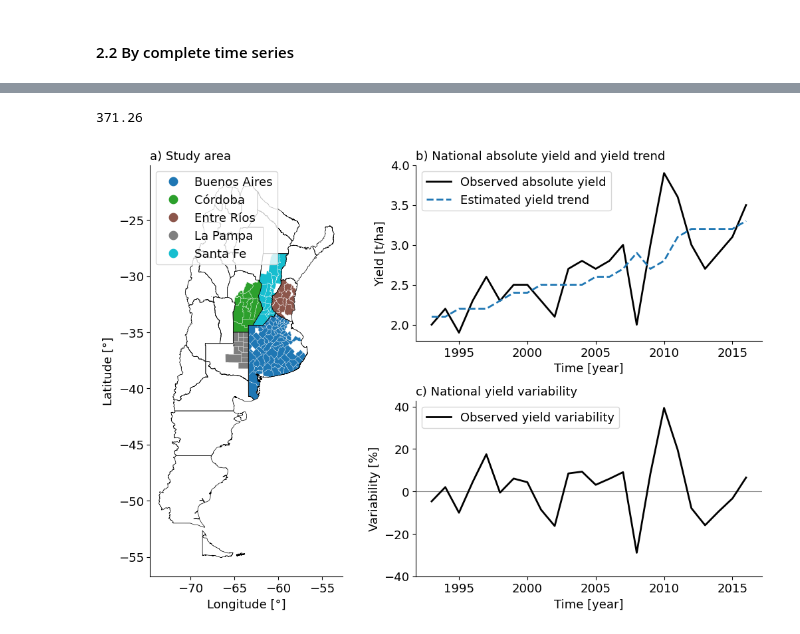
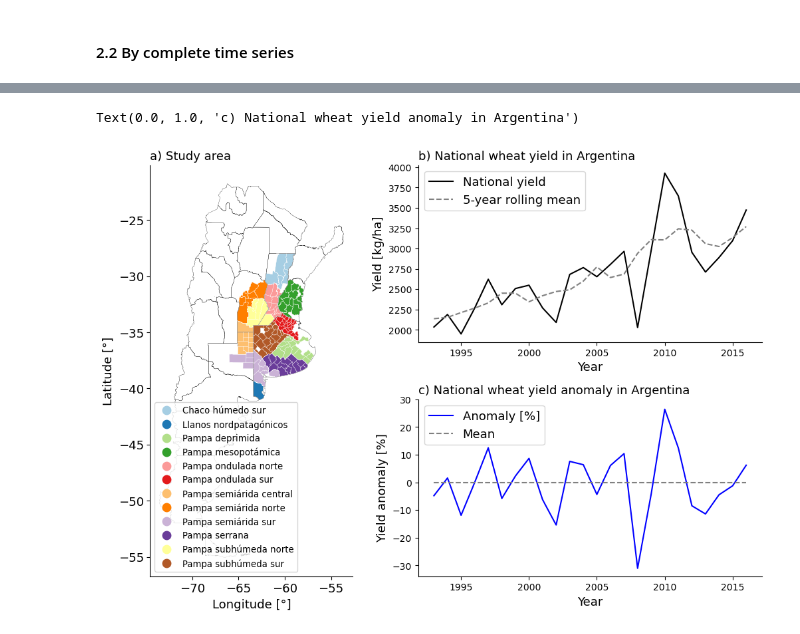
Before and after one commit to mzachow/wheat-yield-forecast-argentina, a Jupyter notebook: 1_prepare_wheat_data.ipynb, the cells around one changed output, grey strips where cells are left out. Saved outputs shown, nothing was run; the diff lists cells and outputs as text; code cells hidden in the pictures.

```diff
--- a/1_prepare_wheat_data.ipynb
+++ b/1_prepare_wheat_data.ipynb
@@ -27,6 +40,8 @@ df["year"] = df["year"].str[:4].astype(int)
 # Add name column
 df["province"] = df["province"].str.lower().apply(lambda x: unidecode(x))
 df["municipality"] = df["municipality"].str.lower().apply(lambda x: unidecode(x))
+# Rename one instance of municipality to match with region names in section 3
+df["municipality"] = df["municipality"].replace("coronel de marina l rosales", "coronel de marina leonardo rosales")
 df["name"] = df["province"] + " " + df["municipality"]
 df = df[["year", "province", "municipality", "name", "production [t]", "harvested area [ha]", "yield [kg/ha]"]]
 
@@ -41,7 +56,7 @@ df.head(2)
 #### 2.1 By highest production
 # %%
 production_by_province = df.groupby("province")["production [t]"].sum().reset_index().sort_values(by="production [t]", ascending=False).reset_index(drop=True)
-production_by_province["production cumsum [%]"] = np.round(100 * production_by_province["production [t]"] / df["production [t]"].sum()).cumsum()
+production_by_province["production cumsum [%]"] = np.round(100 * production_by_province["production [t]"] / production_by_province["production [t]"].sum()).cumsum()
 
 df = df.loc[df["province"].isin(production_by_province.iloc[:5]["province"].unique())].reset_index(drop=True)
 # %% [markdown]
@@ -133,8 +168,0 @@ def estimate_trend(df):
-# %%
-# Trend estimation
-trend_estimated = estimate_trend(df_national)
-
-# Detrending with multiplicative decomposition
-df_national = df_national.loc[df_national["year"].between(1993, 2016)].reset_index(drop=True)
-df_national["yield trend [kg/ha]"] = trend_estimated
-df_national["yield anomaly [%]"] = (df_national["yield [kg/ha]"] - df_national["yield trend [kg/ha]"]) / df_national["yield trend [kg/ha]"]
@@ -140,0 +173,8 @@ df_national["yield anomaly [%]"] = (df_national["yield [kg/ha]"] - df_national["
+# %%
+df_national["rolling_mean_yield"] = df_national["yield [kg/ha]"].rolling(5, center=True).mean()
+df_national = df_national.loc[df_national["year"].between(1993, 2016)].reset_index(drop=True)
+df_national["yield anomaly [%]"] = 100 * (df_national["yield [kg/ha]"] - df_national["rolling_mean_yield"]) / df_national["rolling_mean_yield"]
+
+df_regional["rolling_mean_yield"] = df_regional.groupby("region")["yield [kg/ha]"].transform(lambda x: x.rolling(5, center=True).mean())
+df_regional = df_regional.loc[df_regional["year"].between(1993, 2016)].reset_index(drop=True)
+df_regional["yield anomaly [%]"] = 100 * (df_regional["yield [kg/ha]"] - df_regional["rolling_mean_yield"]) / df_regional["rolling_mean_yield"]
@@ -143,47 +194,39 @@ df_national["yield anomaly [%]"] = (df_national["yield [kg/ha]"] - df_national["
 # %%
+
 fontsize = 13
 # Create subplots
 fig, axd = plt.subplot_mosaic([['left', 'upper right'],
                                ['left', 'lower right']],
                               figsize=(10, 7), layout="constrained", width_ratios=[0.4, 0.6])
 
 # Figure a) Study region
-gdf_adm2.plot(ax=axd["left"], column="ADM1_ES", edgecolor="white", linewidth=.2, legend=True, legend_kwds={"loc":"upper left", "fontsize":fontsize})
-gdf_adm1.plot(ax=axd["left"], color="#FF000000", edgecolor="black", linewidth=0.5)
-axd['left'].set_title("a) Study area", loc="left", size=fontsize);
-axd['left'].set_ylabel("Latitude [°]", size=fontsize);
-axd['left'].set_xlabel("Longitude [°]", size=fontsize);
-axd['left'].tick_params(axis='both', which='major', labelsize=fontsize)
-axd['left'].spines[['right', 'top']].set_visible(False)
+region_polygons.reset_index().plot(ax=axd["left"], column="region", cmap=my_cmap, edgecolor="white", linewidth=.2, legend=True, figsize=(3, 6), legend_kwds={"loc":"lower left", "fontsize":9.5})
+gdf_adm1.plot(ax=axd["left"], color="#FF000000", edgecolor="black", linewidth=0.2)
+gdf_adm2.plot(ax=axd["left"], color="#FF000000", edgecolor="white", linewidth=0.2)
+axd["left"].set_title("a) Study area", loc="left", size=fontsize);
+axd["left"].set_ylabel("Latitude [°]", size=fontsize);
+axd["left"].set_xlabel("Longitude [°]", size=fontsize);
+axd["left"].tick_params(axis='both', which='major', labelsize=fontsize)
+axd["left"].spines[['right', 'top']].set_visible(False)
 
-# Figure b) Absolute yield and trend
-trend_estimates_t_ha = [np.round(x/1000, 1) for x in trend_estimated]
-absolute_yield_t_ha = [np.round(x/1000, 1) for x in df_national["yield [kg/ha]"].values.tolist()]
-axd['upper right'].plot(list(range(1993, 2022))[:-5], absolute_yield_t_ha[:-5], label="Observed absolute yield", color="black", linewidth=2)
-axd['upper right'].plot(list(range(1993, 2022))[:-5], trend_estimates_t_ha[:-5], label="Estimated yield trend", linewidth=2, linestyle="dashed")
-axd['upper right'].set_title("b) National absolute yield and yield trend", loc="left", size=fontsize)
-axd['upper right'].set_ylabel("Yield [t/ha]", size=fontsize)
-axd['upper right'].set_xlabel("Time [year]", size=fontsize)
-axd['upper right'].set_yticks([4, 3.5, 3, 2.5, 2])
-axd['upper right'].tick_params(axis='both', which='major', labelsize=fontsize)
-axd['upper right'].spines[['right', 'top']].set_visible(False)
-axd['upper right'].legend(fontsize=fontsize);
+# b) National absolute yield and moving average
+axd["upper right"].plot(df_national["year"], df_national["yield [kg/ha]"], label="National yield", color="black")
+axd["upper right"].plot(df_national["year"], df_national["rolling_mean_yield"], label="5-year rolling mean", color="gray", linestyle="--")
+axd["upper right"].set_xlabel("Year", fontsize=fontsize)
+axd["upper right"].set_ylabel("Yield [kg/ha]", fontsize=fontsize)
+axd["upper right"].legend(fontsize=fontsize)
+axd["upper right"].set_title("b) National wheat yield in Argentina", loc="left", fontsize=fontsize)
 
-# print RMSE of trend estimation
-print(np.round(mse(trend_estimated, df_national["yield [kg/ha]"].values.tolist(), squared=False), 2))
-
-# Figure c) Detrended yield
-axd['lower right'].axhline(0, 0, color="grey", linewidth=.8)
-axd['lower right'].plot(df_national["year"][:-5], 100 * df_national["yield anomaly [%]"][:-5], color="black", linewidth=2, label="Observed yield variability")
-axd['lower right'].set_title("c) National yield variability", loc="left", size=fontsize)
-axd['lower right'].set_ylabel("Variability [%]", size=fontsize)
-axd['lower right'].set_xlabel("Time [year]", size=fontsize)
-axd['lower right'].set_yticks([40, 20, 0, -20, -40])
-axd['lower right'].tick_params(axis='both', which='major', labelsize=fontsize)
-axd['lower right'].spines[['right', 'top']].set_visible(False)
-axd['lower right'].legend(loc="upper left", fontsize=fontsize);
+# c) National yield variabilities
+axd["lower right"].plot(df_national["year"], df_national["yield anomaly [%]"], label="Anomaly [%]", color="blue", linestyle="-")
+axd["lower right"].plot([1993, 2016], [0, 0], color="gray", linestyle="--", label="Mean")
+axd["lower right"].legend(fontsize=fontsize)
+axd["lower right"].set_xlabel("Year", fontsize=fontsize)
+axd["lower right"].set_yticks(np.arange(-30, 40, 10))
+axd["lower right"].set_ylabel("Yield anomaly [%]", fontsize=fontsize)
+axd["lower right"].set_title("c) National wheat yield anomaly in Argentina", loc="left", fontsize=fontsize)
 
 #plt.savefig("files/figures/figure1.svg")
 # %% [output]
-371.26
+Text(0.0, 1.0, 'c) National wheat yield anomaly in Argentina')
-[figure, old version]
+[figure, new version]
```
Also changed, not shown: parts of 27 cells of this notebook, 18 other files.
